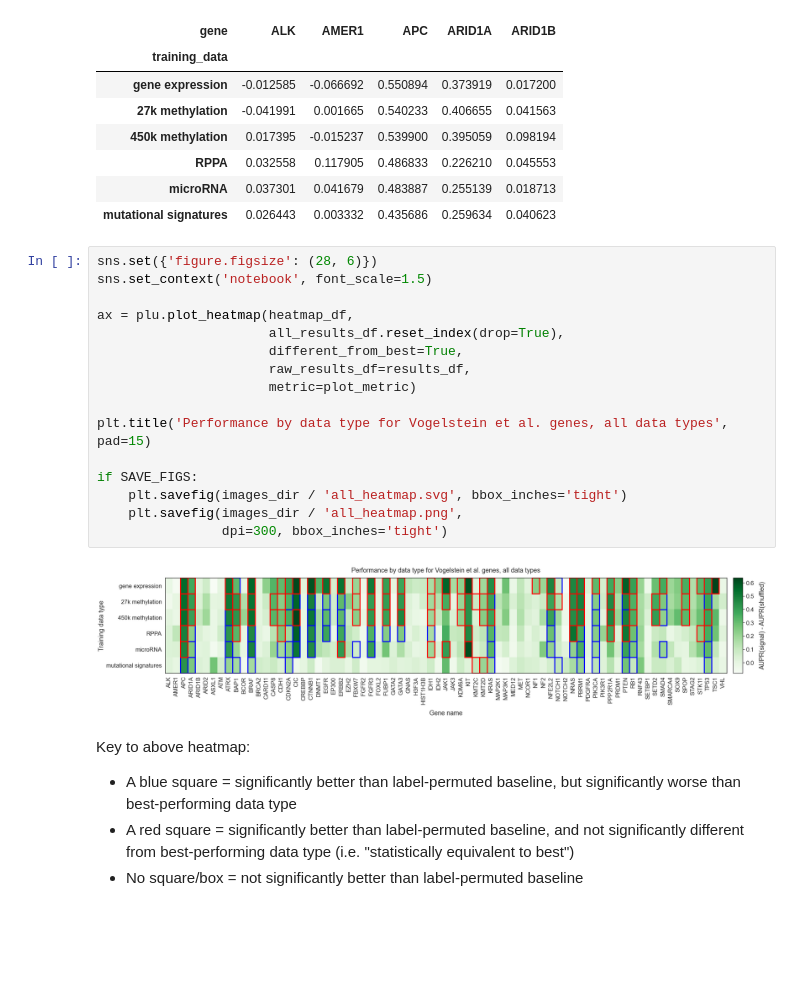
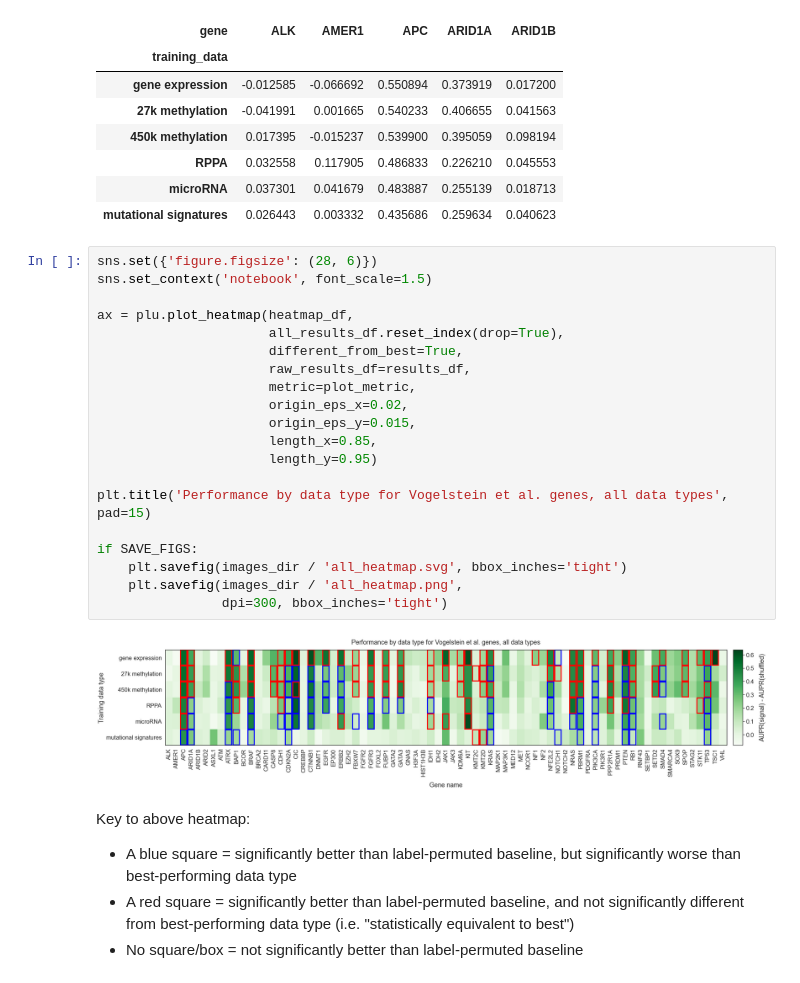
Before and after one commit to greenelab/mpmp, a Jupyter notebook: 02_classify_mutations/plot_all_results.ipynb, the cells around one changed output. Saved outputs shown, nothing was run; the diff lists cells and outputs as text; blank space fills up the shorter version.

```diff
--- a/02_classify_mutations/plot_all_results.ipynb
+++ b/02_classify_mutations/plot_all_results.ipynb
@@ -349,21 +349,25 @@ heatmap_df.iloc[:, :5]
 # %%
 sns.set({'figure.figsize': (28, 6)})
 sns.set_context('notebook', font_scale=1.5)
 
 ax = plu.plot_heatmap(heatmap_df,
                       all_results_df.reset_index(drop=True),
                       different_from_best=True,
                       raw_results_df=results_df,
-                      metric=plot_metric)
+                      metric=plot_metric,
+                      origin_eps_x=0.02,
+                      origin_eps_y=0.015,
+                      length_x=0.85,
+                      length_y=0.95)
 
 plt.title('Performance by data type for Vogelstein et al. genes, all data types', pad=15)
 
 if SAVE_FIGS:
     plt.savefig(images_dir / 'all_heatmap.svg', bbox_inches='tight')
     plt.savefig(images_dir / 'all_heatmap.png',
                 dpi=300, bbox_inches='tight')
 # %% [output]
-[figure, old version]
+[figure, new version]
 # %% [markdown]
 Key to above heatmap:
 
```
Also changed, not shown: parts of 2 cells of this notebook, 2 other files.
